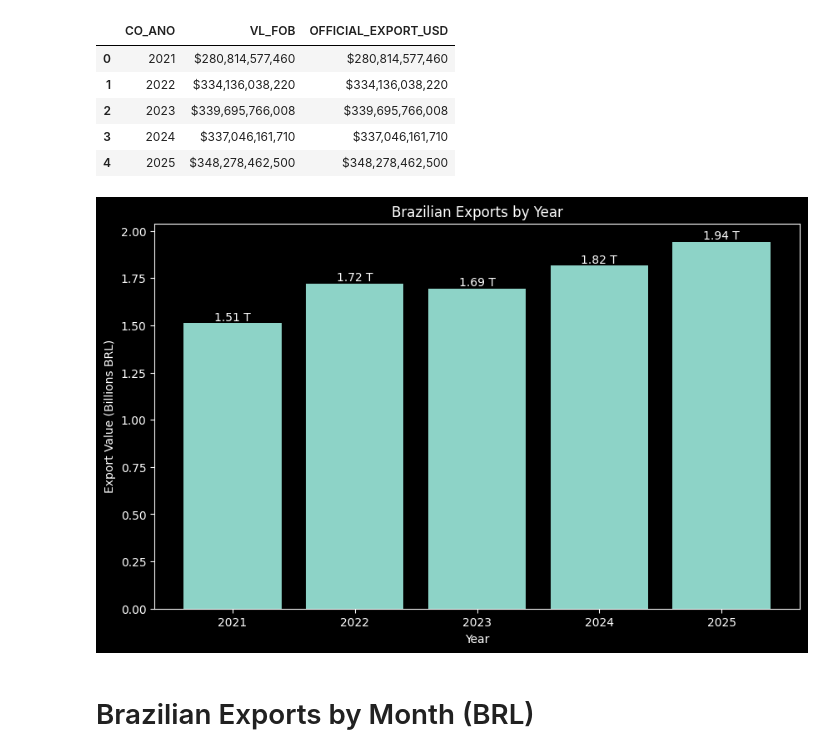
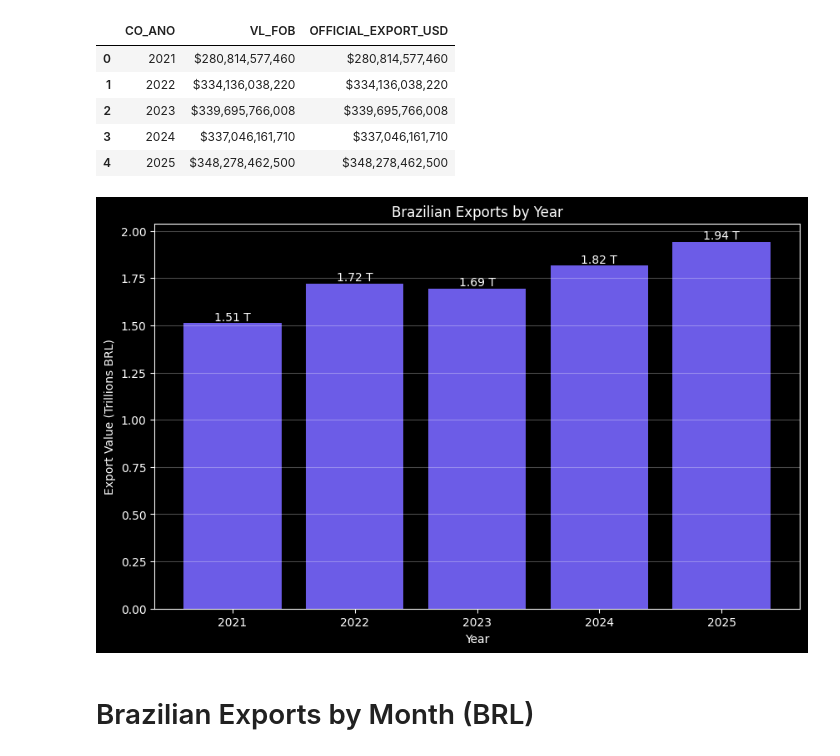
Before and after one commit to loregbrw/agro-xpto-data-analysis, a Jupyter notebook: notebooks/eda.ipynb, the cells around one changed output. Saved outputs shown, nothing was run; the diff lists cells and outputs as text; code cells hidden in the pictures.

```diff
--- a/notebooks/eda.ipynb
+++ b/notebooks/eda.ipynb
@@ -39,31 +39,37 @@ Brazilian Exports by Year (USD)
 # %%
 import matplotlib.pyplot as plt
 
 plt.style.use("dark_background")
 
 exports = fact.groupby("CO_ANO")["VL_FOB_BRL"].sum() / 1e12
 
 fig, ax = plt.subplots(figsize=(10,6))
 
-bars = ax.bar(exports.index.astype(str), exports.values)
+bars = ax.bar(
+    exports.index.astype(str),
+    exports.values,
+    color="#6C5CE7"
+)
 
 ax.set_title("Brazilian Exports by Year")
 ax.set_xlabel("Year")
-ax.set_ylabel("Export Value (Billions BRL)")
+ax.set_ylabel("Export Value (Trillions BRL)")
 
 for bar in bars:
     height = bar.get_height()
     ax.text(
         bar.get_x() + bar.get_width()/2,
         height,
         f"{height:.2f} T",
         ha='center',
         va='bottom'
     )
 
+plt.grid(axis="y", alpha=0.3)
+
 plt.show()
 # %% [output]
-[figure, old version]
+[figure, new version]
 # %%
 import pandas as pd
 import matplotlib.pyplot as plt
```
Also changed, not shown: parts of 2 cells of this notebook.
